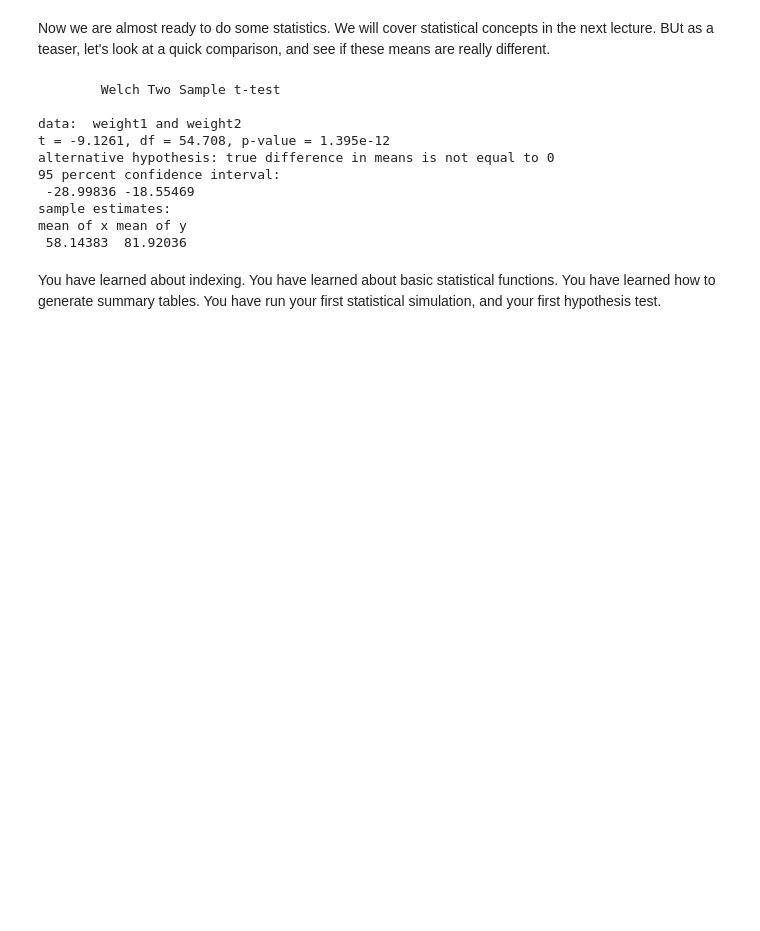
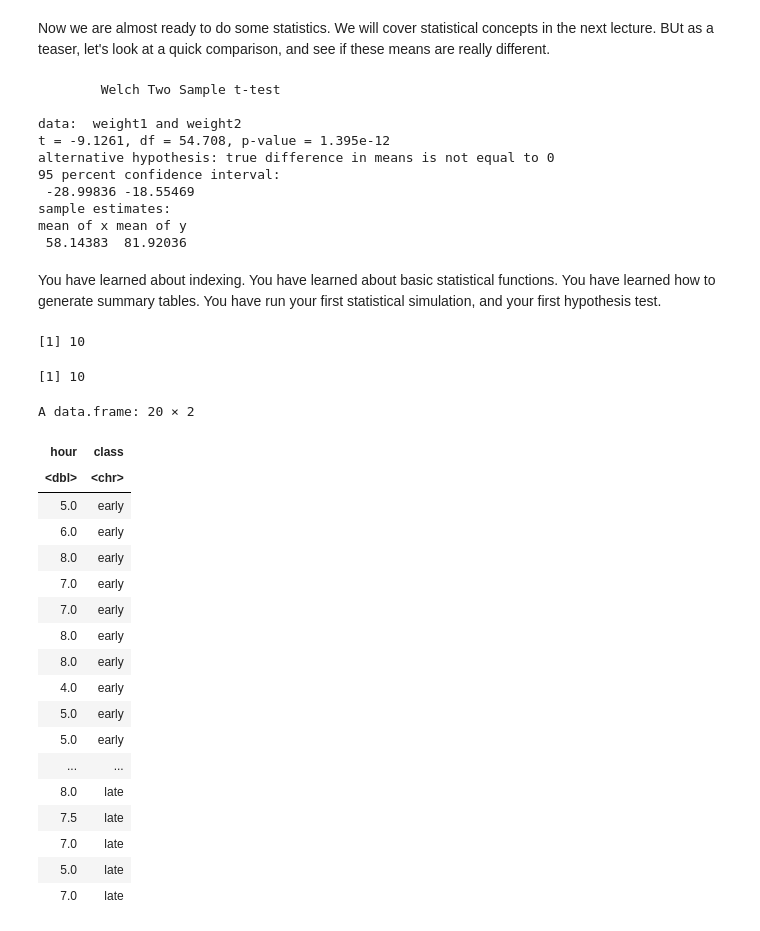
Before and after one commit to LiseFalden/CulturalDataScience, a Jupyter notebook: stats_1_empty.ipynb, the cells around one changed output. Saved outputs shown, nothing was run; the diff lists cells and outputs as text; code cells hidden in the pictures; blank space fills up the shorter version.

```diff
--- a/stats_1_empty.ipynb
+++ b/stats_1_empty.ipynb
@@ -397,0 +402,8 @@ You have learned about indexing. You have learned about basic statistical functi
+# %%
+length(early_class)
+# %% [output]
+[1] 10
+# %%
+length(late_class)
+# %% [output]
+[1] 10
@@ -397,0 +416,23 @@ You have learned about indexing. You have learned about basic statistical functi
+# %%
+SleepStudy <- data.frame(hour, class)
+SleepStudy
+# %% [output]
+A data.frame: 20 × 2
+| hour | class |
+| <dbl> | <chr> |
+| 5.0 | early |
+| 6.0 | early |
+| 8.0 | early |
+| 7.0 | early |
+| 7.0 | early |
+| 8.0 | early |
+| 8.0 | early |
+| 4.0 | early |
+| 5.0 | early |
+| 5.0 | early |
+| ... | ... |
+| 8.0 | late |
+| 7.5 | late |
+| 7.0 | late |
+| 5.0 | late |
+| 7.0 | late |
```
Also changed, not shown: parts of 11 cells of this notebook.
